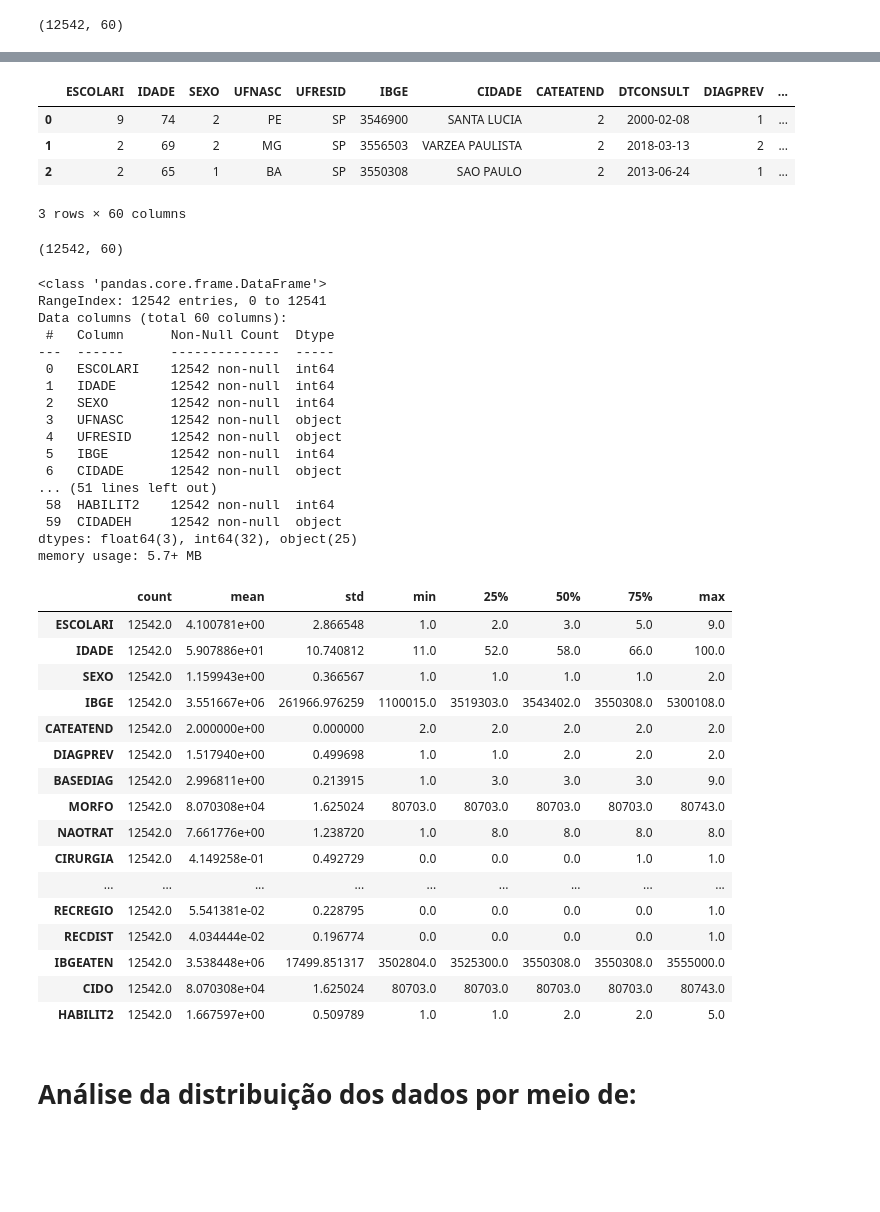
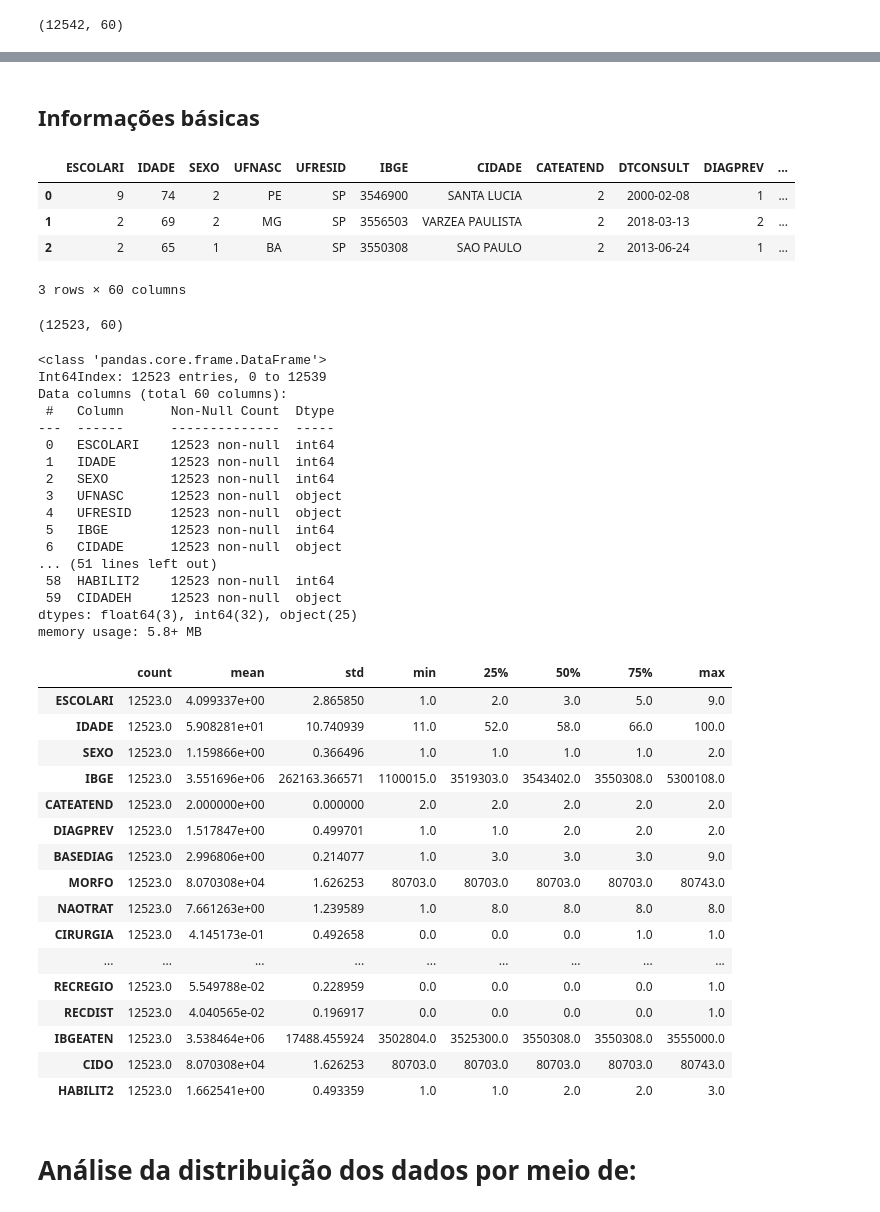
Before and after one commit to JCTSilva/FinalProject_IMT_CANCER, a Jupyter notebook: Notebooks/mouth_oropharynx_preprocessing.ipynb, the cells around one changed output, grey strips where cells are left out. Cells and saved outputs as stored; diff of their text form; code cells hidden in the pictures; blank space fills up the shorter version.

```diff
--- a/Notebooks/mouth_oropharynx_preprocessing.ipynb
+++ b/Notebooks/mouth_oropharynx_preprocessing.ipynb
@@ -153,7 +155,7 @@ dfo.head()
 # %% [markdown]
 ## **União**
 # %%
-df = pd.concat([dfb, dfo], ignore_index=True)
-df.shape
+data = pd.concat([dfb, dfo], ignore_index=True)
+data.shape
 # %% [output]
 (12542, 60)
@@ -162,2 +161,0 @@ df.shape
-# %%
-data = df.copy()
@@ -164 +166,7 @@ data = df.copy()
+# %%
+df = data.copy()
+# %%
+df = df.drop(df[df.HABILIT2 == 5].index)
+# %% [markdown]
+## **Informações básicas**
 # %%
@@ -170,49 +178,49 @@ data.head(3)
 | 2 | 2 | 65 | 1 | BA | SP | 3550308 | SAO PAULO | 2 | 2013-06-24 | 1 | ... |
 3 rows × 60 columns
 # %%
-data.shape
+df.shape
 # %% [output]
-(12542, 60)
+(12523, 60)
 # %%
-data.info()
+df.info()
 # %% [output]
 <class 'pandas.core.frame.DataFrame'>
-RangeIndex: 12542 entries, 0 to 12541
+Int64Index: 12523 entries, 0 to 12539
 Data columns (total 60 columns):
  #   Column      Non-Null Count  Dtype
 ---  ------      --------------  -----
- 0   ESCOLARI    12542 non-null  int64
- 1   IDADE       12542 non-null  int64
- 2   SEXO        12542 non-null  int64
- 3   UFNASC      12542 non-null  object
- 4   UFRESID     12542 non-null  object
- 5   IBGE        12542 non-null  int64
- 6   CIDADE      12542 non-null  object
+ 0   ESCOLARI    12523 non-null  int64
+ 1   IDADE       12523 non-null  int64
+ 2   SEXO        12523 non-null  int64
+ 3   UFNASC      12523 non-null  object
+ 4   UFRESID     12523 non-null  object
+ 5   IBGE        12523 non-null  int64
+ 6   CIDADE      12523 non-null  object
 ... (51 lines left out)
- 58  HABILIT2    12542 non-null  int64
- 59  CIDADEH     12542 non-null  object
+ 58  HABILIT2    12523 non-null  int64
+ 59  CIDADEH     12523 non-null  object
 dtypes: float64(3), int64(32), object(25)
-memory usage: 5.7+ MB
+memory usage: 5.8+ MB
 # %%
-data.describe().T
+df.describe().T
 # %% [output]
 |  | count | mean | std | min | 25% | 50% | 75% | max |
-| ESCOLARI | 12542.0 | 4.100781e+00 | 2.866548 | 1.0 | 2.0 | 3.0 | 5.0 | 9.0 |
-| IDADE | 12542.0 | 5.907886e+01 | 10.740812 | 11.0 | 52.0 | 58.0 | 66.0 | 100.0 |
-| SEXO | 12542.0 | 1.159943e+00 | 0.366567 | 1.0 | 1.0 | 1.0 | 1.0 | 2.0 |
-| IBGE | 12542.0 | 3.551667e+06 | 261966.976259 | 1100015.0 | 3519303.0 | 3543402.0 | 3550308.0 | 5300108.0 |
-| CATEATEND | 12542.0 | 2.000000e+00 | 0.000000 | 2.0 | 2.0 | 2.0 | 2.0 | 2.0 |
-| DIAGPREV | 12542.0 | 1.517940e+00 | 0.499698 | 1.0 | 1.0 | 2.0 | 2.0 | 2.0 |
-| BASEDIAG | 12542.0 | 2.996811e+00 | 0.213915 | 1.0 | 3.0 | 3.0 | 3.0 | 9.0 |
-| MORFO | 12542.0 | 8.070308e+04 | 1.625024 | 80703.0 | 80703.0 | 80703.0 | 80703.0 | 80743.0 |
-| NAOTRAT | 12542.0 | 7.661776e+00 | 1.238720 | 1.0 | 8.0 | 8.0 | 8.0 | 8.0 |
-| CIRURGIA | 12542.0 | 4.149258e-01 | 0.492729 | 0.0 | 0.0 | 0.0 | 1.0 | 1.0 |
+| ESCOLARI | 12523.0 | 4.099337e+00 | 2.865850 | 1.0 | 2.0 | 3.0 | 5.0 | 9.0 |
+| IDADE | 12523.0 | 5.908281e+01 | 10.740939 | 11.0 | 52.0 | 58.0 | 66.0 | 100.0 |
+| SEXO | 12523.0 | 1.159866e+00 | 0.366496 | 1.0 | 1.0 | 1.0 | 1.0 | 2.0 |
+| IBGE | 12523.0 | 3.551696e+06 | 262163.366571 | 1100015.0 | 3519303.0 | 3543402.0 | 3550308.0 | 5300108.0 |
+| CATEATEND | 12523.0 | 2.000000e+00 | 0.000000 | 2.0 | 2.0 | 2.0 | 2.0 | 2.0 |
+| DIAGPREV | 12523.0 | 1.517847e+00 | 0.499701 | 1.0 | 1.0 | 2.0 | 2.0 | 2.0 |
+| BASEDIAG | 12523.0 | 2.996806e+00 | 0.214077 | 1.0 | 3.0 | 3.0 | 3.0 | 9.0 |
+| MORFO | 12523.0 | 8.070308e+04 | 1.626253 | 80703.0 | 80703.0 | 80703.0 | 80703.0 | 80743.0 |
+| NAOTRAT | 12523.0 | 7.661263e+00 | 1.239589 | 1.0 | 8.0 | 8.0 | 8.0 | 8.0 |
+| CIRURGIA | 12523.0 | 4.145173e-01 | 0.492658 | 0.0 | 0.0 | 0.0 | 1.0 | 1.0 |
 | ... | ... | ... | ... | ... | ... | ... | ... | ... |
-| RECREGIO | 12542.0 | 5.541381e-02 | 0.228795 | 0.0 | 0.0 | 0.0 | 0.0 | 1.0 |
-| RECDIST | 12542.0 | 4.034444e-02 | 0.196774 | 0.0 | 0.0 | 0.0 | 0.0 | 1.0 |
-| IBGEATEN | 12542.0 | 3.538448e+06 | 17499.851317 | 3502804.0 | 3525300.0 | 3550308.0 | 3550308.0 | 3555000.0 |
-| CIDO | 12542.0 | 8.070308e+04 | 1.625024 | 80703.0 | 80703.0 | 80703.0 | 80703.0 | 80743.0 |
-| HABILIT2 | 12542.0 | 1.667597e+00 | 0.509789 | 1.0 | 1.0 | 2.0 | 2.0 | 5.0 |
+| RECREGIO | 12523.0 | 5.549788e-02 | 0.228959 | 0.0 | 0.0 | 0.0 | 0.0 | 1.0 |
+| RECDIST | 12523.0 | 4.040565e-02 | 0.196917 | 0.0 | 0.0 | 0.0 | 0.0 | 1.0 |
+| IBGEATEN | 12523.0 | 3.538464e+06 | 17488.455924 | 3502804.0 | 3525300.0 | 3550308.0 | 3550308.0 | 3555000.0 |
+| CIDO | 12523.0 | 8.070308e+04 | 1.626253 | 80703.0 | 80703.0 | 80703.0 | 80703.0 | 80743.0 |
+| HABILIT2 | 12523.0 | 1.662541e+00 | 0.493359 | 1.0 | 1.0 | 2.0 | 2.0 | 3.0 |
 # %% [markdown]
 # **Análise da distribuição dos dados por meio de:**
 # %% [markdown]
```
Also changed, not shown: parts of 407 cells of this notebook.
